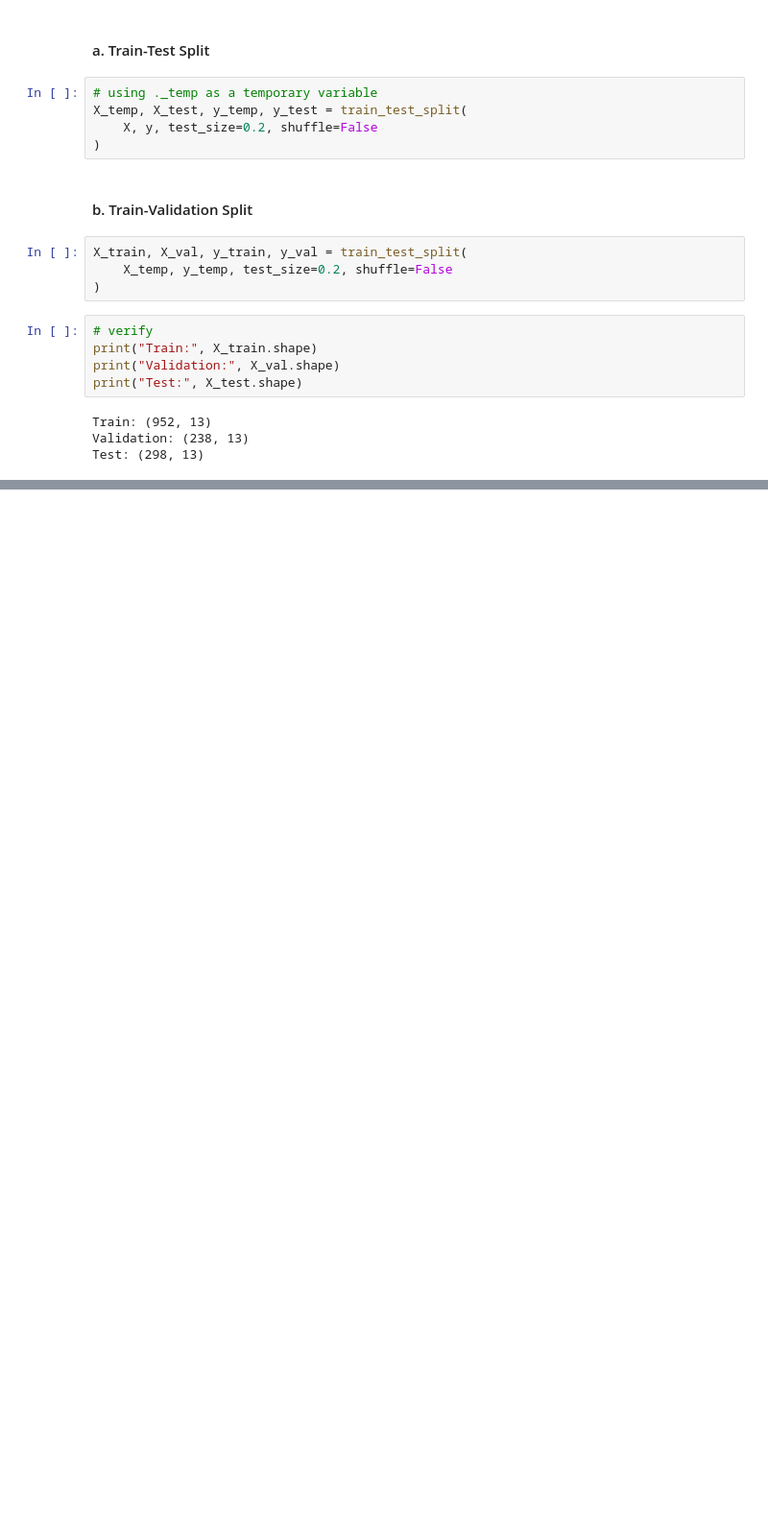
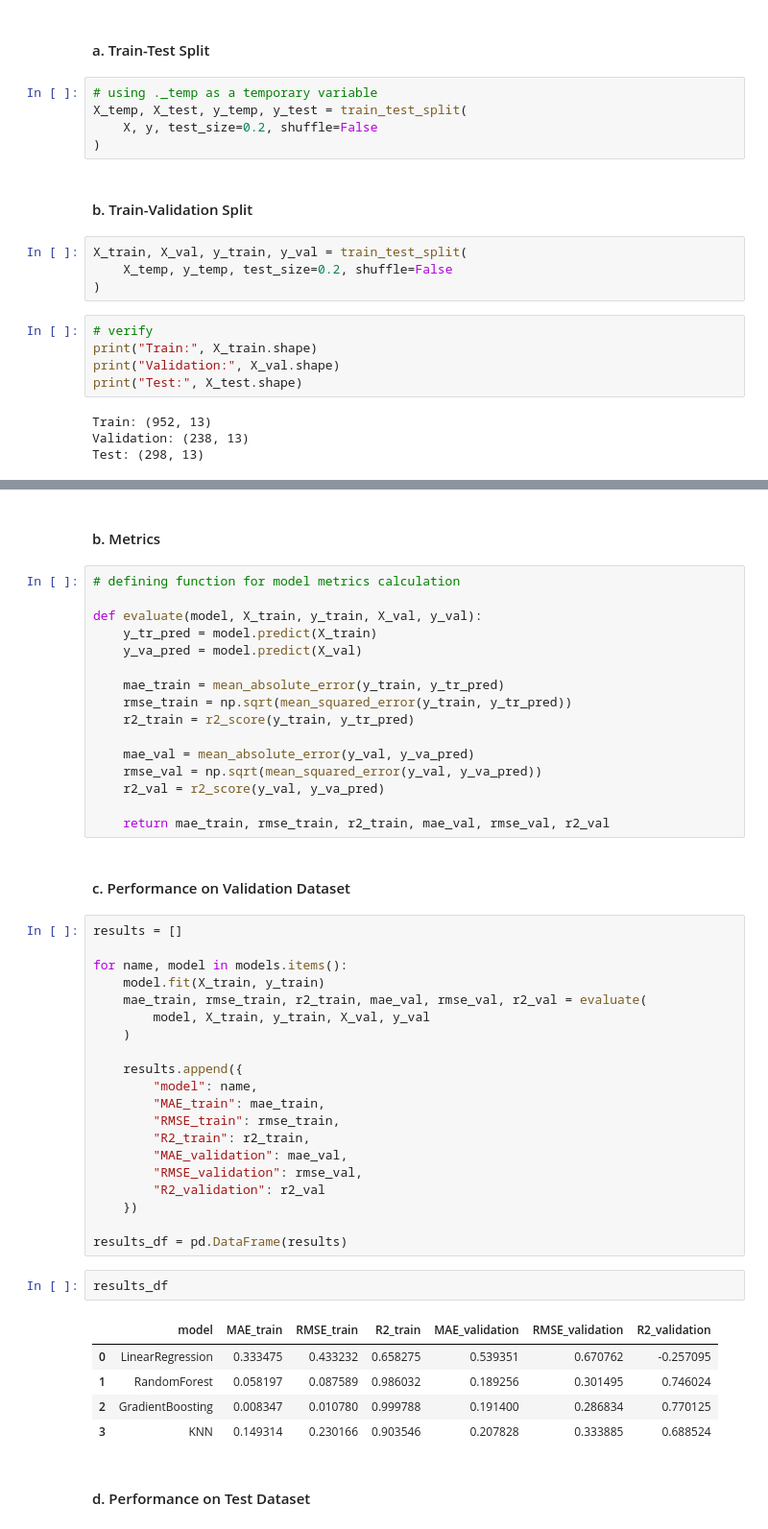
Before and after one commit to nnineeight/py4eda-project, a Jupyter notebook: notebooks/greenhouse_eda_ml.ipynb, the cells around one changed output, grey strips where cells are left out. Shown at 96% size. Cells and saved outputs as stored; diff of their text form; blank space fills up the shorter version.

Commit message:
Modeled train and validation set

```diff
--- a/notebooks/greenhouse_eda_ml.ipynb
+++ b/notebooks/greenhouse_eda_ml.ipynb
@@ -918,0 +946,50 @@ Test: (298, 13)
+# %% [markdown]
+#### b. Metrics
+# %%
+# defining function for model metrics calculation
+
+def evaluate(model, X_train, y_train, X_val, y_val):
+    y_tr_pred = model.predict(X_train)
+    y_va_pred = model.predict(X_val)
+
+    mae_train = mean_absolute_error(y_train, y_tr_pred)
+    rmse_train = np.sqrt(mean_squared_error(y_train, y_tr_pred))
+    r2_train = r2_score(y_train, y_tr_pred)
+
+    mae_val = mean_absolute_error(y_val, y_va_pred)
+    rmse_val = np.sqrt(mean_squared_error(y_val, y_va_pred))
+    r2_val = r2_score(y_val, y_va_pred)
+
+    return mae_train, rmse_train, r2_train, mae_val, rmse_val, r2_val
+# %% [markdown]
+#### c. Performance on Validation Dataset
+# %%
+results = []
+
+for name, model in models.items():
+    model.fit(X_train, y_train)
+    mae_train, rmse_train, r2_train, mae_val, rmse_val, r2_val = evaluate(
+        model, X_train, y_train, X_val, y_val
+    )
+
+    results.append({
+        "model": name,
+        "MAE_train": mae_train,
+        "RMSE_train": rmse_train,
+        "R2_train": r2_train,
+        "MAE_validation": mae_val,
+        "RMSE_validation": rmse_val,
+        "R2_validation": r2_val
+    })
+
+results_df = pd.DataFrame(results)
+# %%
+results_df
+# %% [output]
+|  | model | MAE_train | RMSE_train | R2_train | MAE_validation | RMSE_validation | R2_validation |
+| 0 | LinearRegression | 0.333475 | 0.433232 | 0.658275 | 0.539351 | 0.670762 | -0.257095 |
+| 1 | RandomForest | 0.058197 | 0.087589 | 0.986032 | 0.189256 | 0.301495 | 0.746024 |
+| 2 | GradientBoosting | 0.008347 | 0.010780 | 0.999788 | 0.191400 | 0.286834 | 0.770125 |
+| 3 | KNN | 0.149314 | 0.230166 | 0.903546 | 0.207828 | 0.333885 | 0.688524 |
+# %% [markdown]
+#### d. Performance on Test Dataset
```
Also changed, not shown: parts of 8 cells of this notebook.
